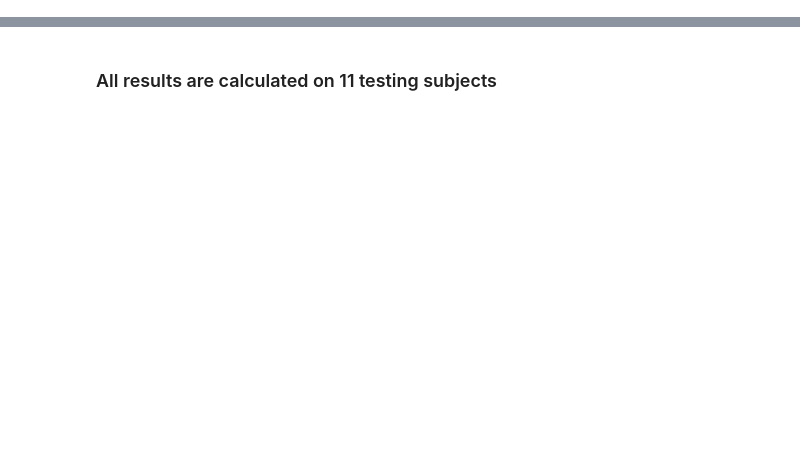
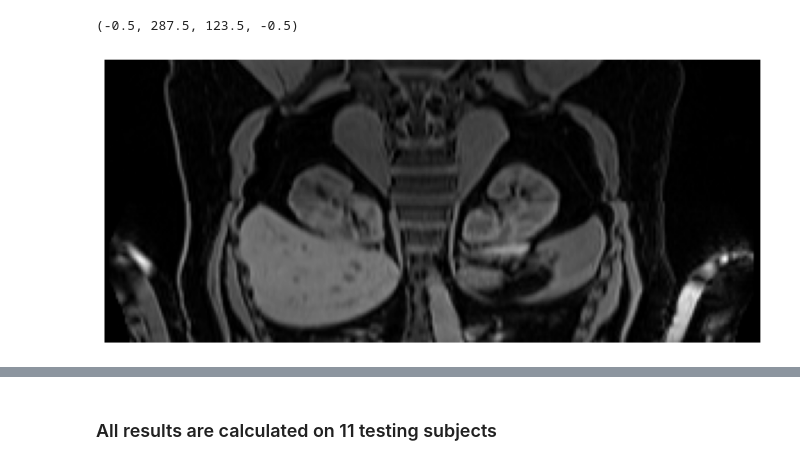
Before and after one commit to yexincheng/ALMRI, a Jupyter notebook: paper_plot.ipynb, the cells around one changed output, grey strips where cells are left out. Drawn from its saved outputs; the diff is of its cells as text; code cells hidden in the pictures; blank space fills up the shorter version.

```diff
--- a/paper_plot.ipynb
+++ b/paper_plot.ipynb
@@ -6,0 +34,13 @@ import os
+# %%
+id = 'sub-10010'
+original_img = sitk.ReadImage(f'datasets/RAINE_organ_51/trainingset_51/{id}.FatImaging_W.nii.gz')
+original_imgarray = sitk.GetArrayFromImage(original_img)
+original_gtarray = sitk.GetArrayFromImage(sitk.ReadImage(f'datasets/RAINE_organ_51/trainingset_51/labels/final/{id}.FatImaging_W.nii.gz'))
+original_gtarray = np.uint8(original_gtarray==1)
+# %%
+fig, ax = plt.subplots(1, 1, figsize=(10, 5))
+ax.imshow(original_imgarray[:,88,:], cmap='gray') # 66, 88, 180
+ax.axis('off')
+# %% [output]
+(-0.5, 287.5, 123.5, -0.5)
+[figure, added]
```
Also changed, not shown: parts of 26 cells of this notebook.
